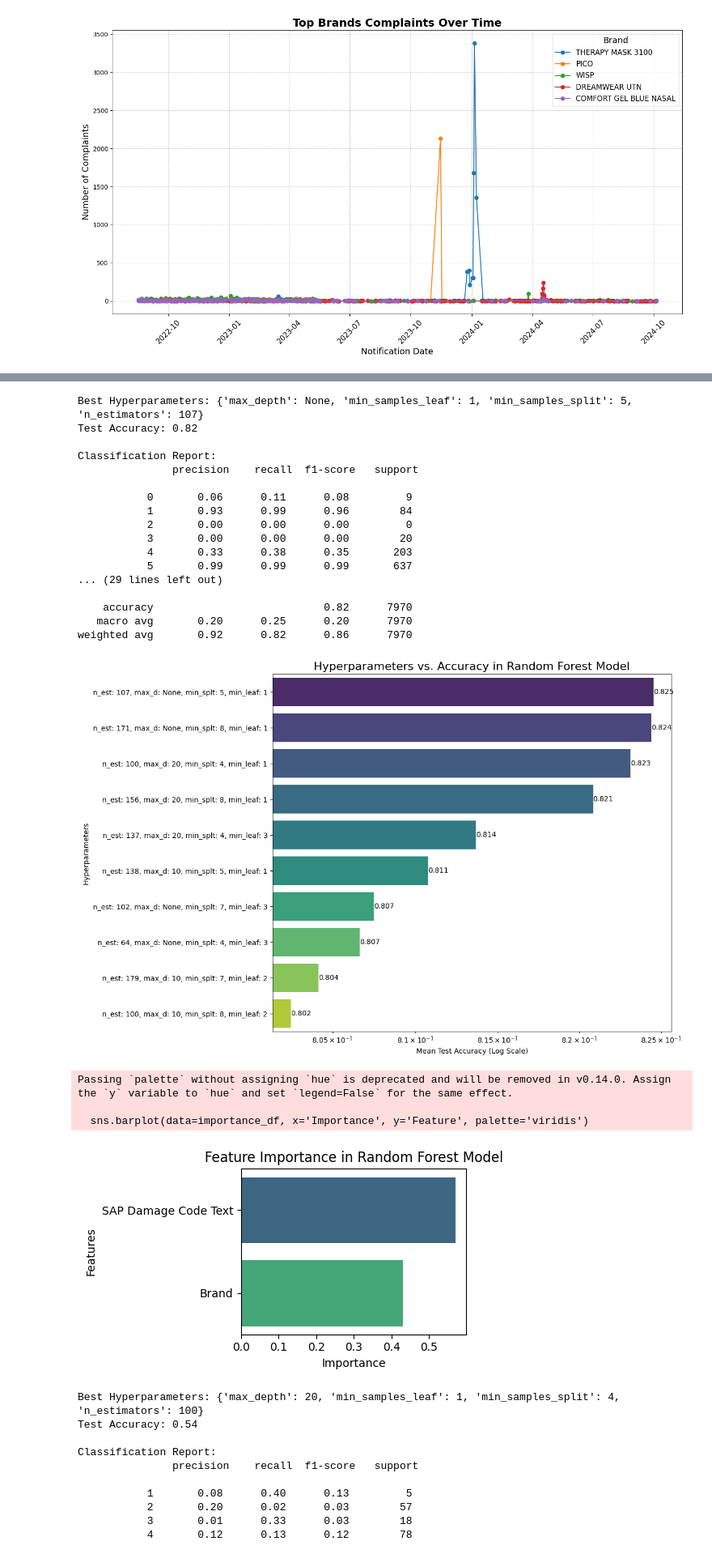
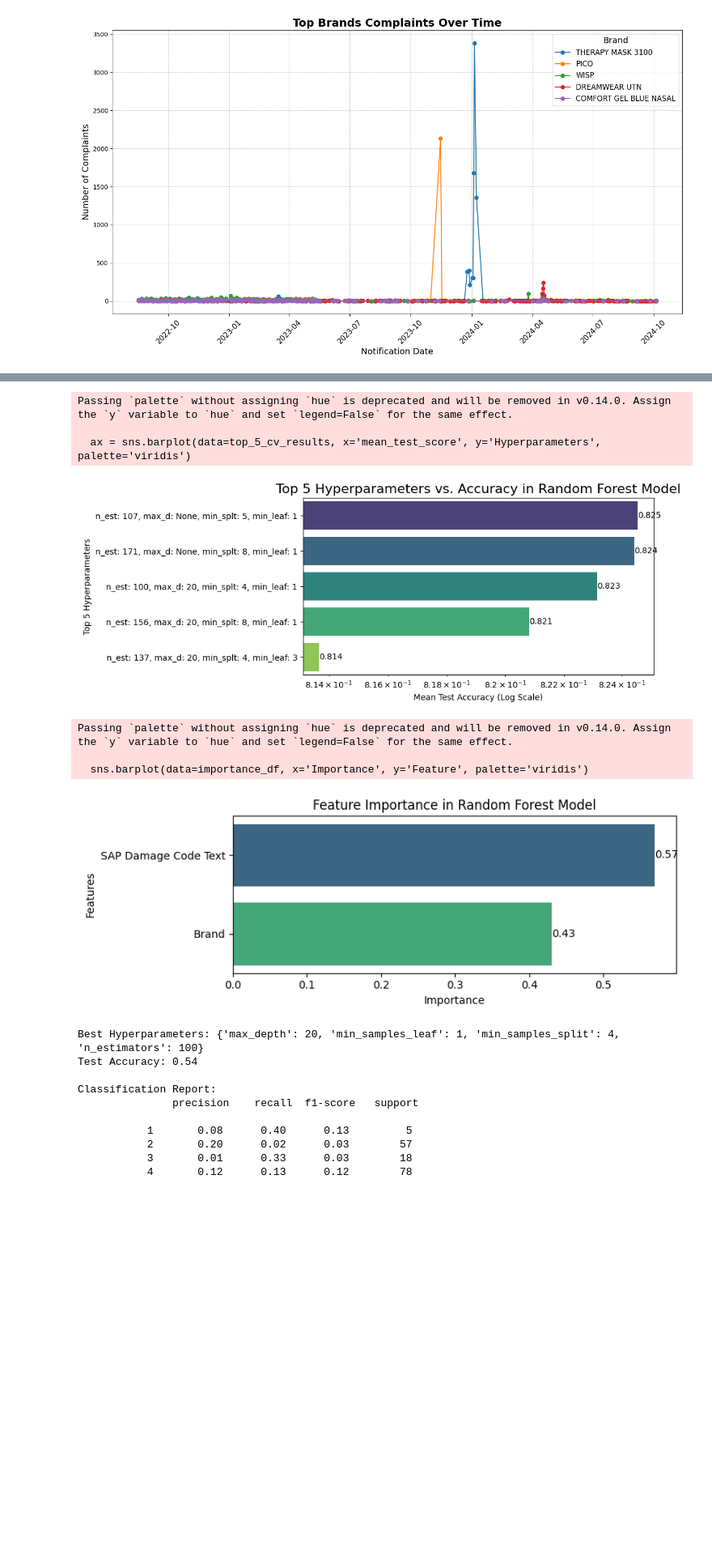
Before and after one commit to michellechang02/philips-complaints, a Jupyter notebook: complaints.ipynb, the cells around one changed output, grey strips where cells are left out. Shown at 81% size. Cells and saved outputs as stored; diff of their text form; code cells hidden in the pictures; blank space fills up the shorter version.

Commit message:
final ml model

```diff
--- a/complaints.ipynb
+++ b/complaints.ipynb
@@ -431,6 +431,7 @@ from sklearn.metrics import accuracy_score, classification_report, confusion_mat
 from scipy.stats import randint
 import matplotlib.pyplot as plt
 import seaborn as sns
+from sklearn.metrics import precision_score, recall_score, f1_score
 
 # Assuming complaints_cleaned_df is already loaded
 complaints_df = complaints_cleaned_df.copy()
@@ -491,35 +492,31 @@ print(f"Best Hyperparameters: {rand_search.best_params_}")
 print(f"Test Accuracy: {test_accuracy:.2f}")
 print("\nClassification Report:\n", classification_report_str)
 
-# Step 10: Bar chart of hyperparameters and their corresponding accuracies
+# Calculate precision, recall, and F1 score
+precision = precision_score(y_test, y_test_pred, average='weighted')
+recall = recall_score(y_test, y_test_pred, average='weighted')
+f1 = f1_score(y_test, y_test_pred, average='weighted')
 
-# Extract hyperparameter combinations and mean test scores from RandomizedSearchCV results
-cv_results = pd.DataFrame(rand_search.cv_results_)
+# Print the results
+print(f"Precision (weighted): {precision:.2f}")
+print(f"Recall (weighted): {recall:.2f}")
+print(f"F1 Score (weighted): {f1:.2f}")
 
-# Concatenate hyperparameters into a shorter string for visualization
-cv_results['Hyperparameters'] = (
-    'n_est: ' + cv_results['param_n_estimators'].astype(str) + ', ' +
-    'max_d: ' + cv_results['param_max_depth'].astype(str) + ', ' +
-    'min_splt: ' + cv_results['param_min_samples_split'].astype(str) + ', ' +
-    'min_leaf: ' + cv_results['param_min_samples_leaf'].astype(str)
-)
+# Step 10: Bar chart of top 5 hyperparameters and their corresponding accuracies
 
-# Select relevant columns
-cv_results_subset = cv_results[['Hyperparameters', 'mean_test_score']]
+# Sort by mean_test_score and select the top 5 hyperparameter combinations
+top_5_cv_results = cv_results_subset.sort_values(by='mean_test_score', ascending=False).head(5)
 
-# Sort by mean_test_score for better visualization
-cv_results_subset = cv_results_subset.sort_values(by='mean_test_score', ascending=False)
-
-# Plot the bar chart
-plt.figure(figsize=(12, 8))
-ax = sns.barplot(data=cv_results_subset, x='mean_test_score', y='Hyperparameters', palette='viridis')
+# Plot the bar chart for the top 5 results
+plt.figure(figsize=(10, 4))
+ax = sns.barplot(data=top_5_cv_results, x='mean_test_score', y='Hyperparameters', palette='viridis')
 plt.xscale('log')  # Use a logarithmic scale for the x-axis
 plt.xlabel('Mean Test Accuracy (Log Scale)')
-plt.ylabel('Hyperparameters')
-plt.title('Hyperparameters vs. Accuracy in Random Forest Model', fontsize=16, loc='center')  # Centered title
+plt.ylabel('Top 5 Hyperparameters')
+plt.title('Top 5 Hyperparameters vs. Accuracy in Random Forest Model', fontsize=16, loc='center')
 
 # Display the accuracy as text on the right side of each bar
-for i, (acc, label) in enumerate(zip(cv_results_subset['mean_test_score'], cv_results_subset['Hyperparameters'])):
+for i, (acc, label) in enumerate(zip(top_5_cv_results['mean_test_score'], top_5_cv_results['Hyperparameters'])):
     ax.text(acc, i, f'{acc:.3f}', va='center', ha='left', fontsize=10, color='black')
 
 plt.tight_layout()
@@ -538,8 +535,13 @@ importance_df = pd.DataFrame({
 }).sort_values(by='Importance', ascending=False)
 
 # Visualize feature importance with best parameters in the title
-plt.figure(figsize=(5, 3))
+plt.figure(figsize=(8, 3))
 sns.barplot(data=importance_df, x='Importance', y='Feature', palette='viridis')
+
+# Add labels to the right side of each bar
+for index, value in enumerate(importance_df['Importance']):
+    plt.text(value, index, f"{value:.2f}", va='center')
+
 plt.xlabel('Importance')
 plt.ylabel('Features')
 plt.title(f"Feature Importance in Random Forest Model")
@@ -552,25 +568,11 @@ Passing `palette` without assigning `hue` is deprecated and will be removed in v
-Best Hyperparameters: {'max_depth': None, 'min_samples_leaf': 1, 'min_samples_split': 5, 'n_estimators': 107}
-Test Accuracy: 0.82
+Passing `palette` without assigning `hue` is deprecated and will be removed in v0.14.0. Assign the `y` variable to `hue` and set `legend=False` for the same effect.
 
-Classification Report:
-               precision    recall  f1-score   support
-
-           0       0.06      0.11      0.08         9
-           1       0.93      0.99      0.96        84
-           2       0.00      0.00      0.00         0
-           3       0.00      0.00      0.00        20
-           4       0.33      0.38      0.35       203
-           5       0.99      0.99      0.99       637
-... (29 lines left out)
-
-    accuracy                           0.82      7970
-   macro avg       0.20      0.25      0.20      7970
-weighted avg       0.92      0.82      0.86      7970
+  ax = sns.barplot(data=top_5_cv_results, x='mean_test_score', y='Hyperparameters', palette='viridis')
-[figure, old version]
+[figure, new version]
 Passing `palette` without assigning `hue` is deprecated and will be removed in v0.14.0. Assign the `y` variable to `hue` and set `legend=False` for the same effect.
 
   sns.barplot(data=importance_df, x='Importance', y='Feature', palette='viridis')
-[figure, old version]
+[figure, new version]
 # %%
 import pandas as pd
 import numpy as np
```
Also changed, not shown: parts of 1 cell of this notebook.
